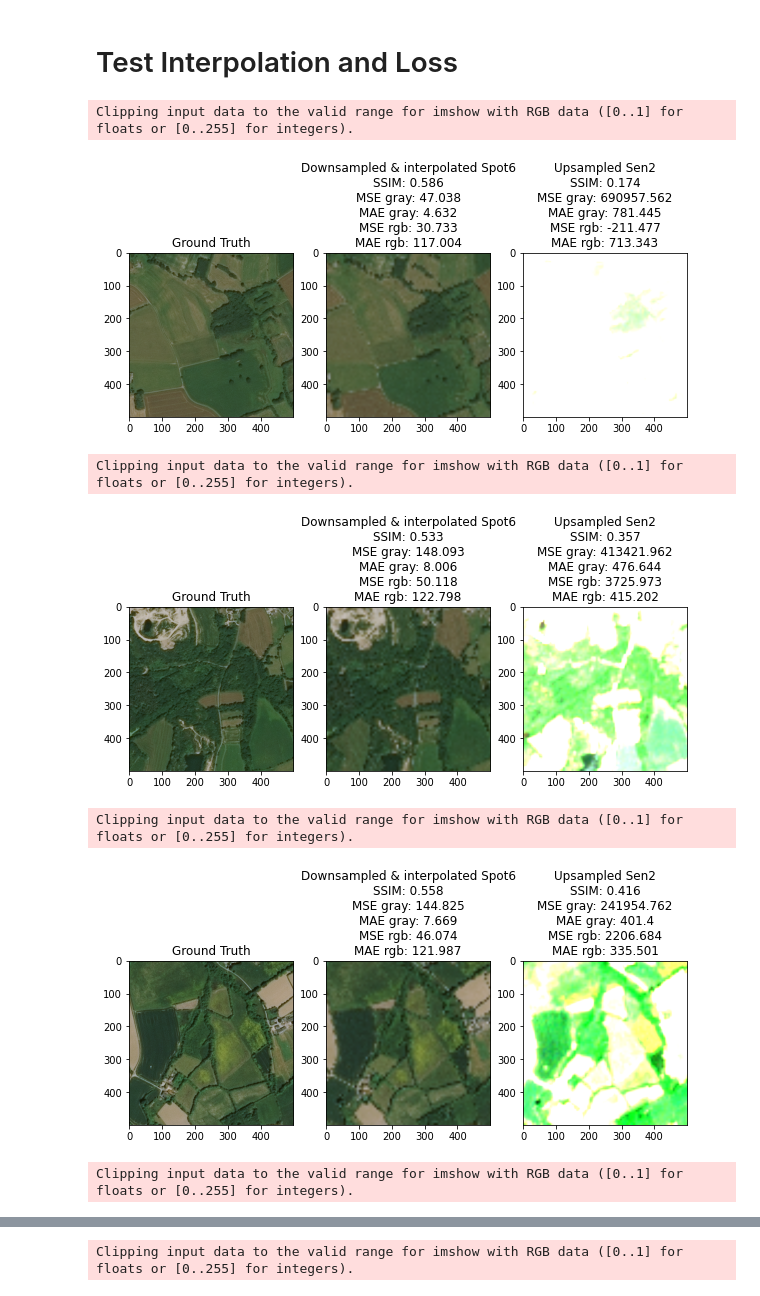
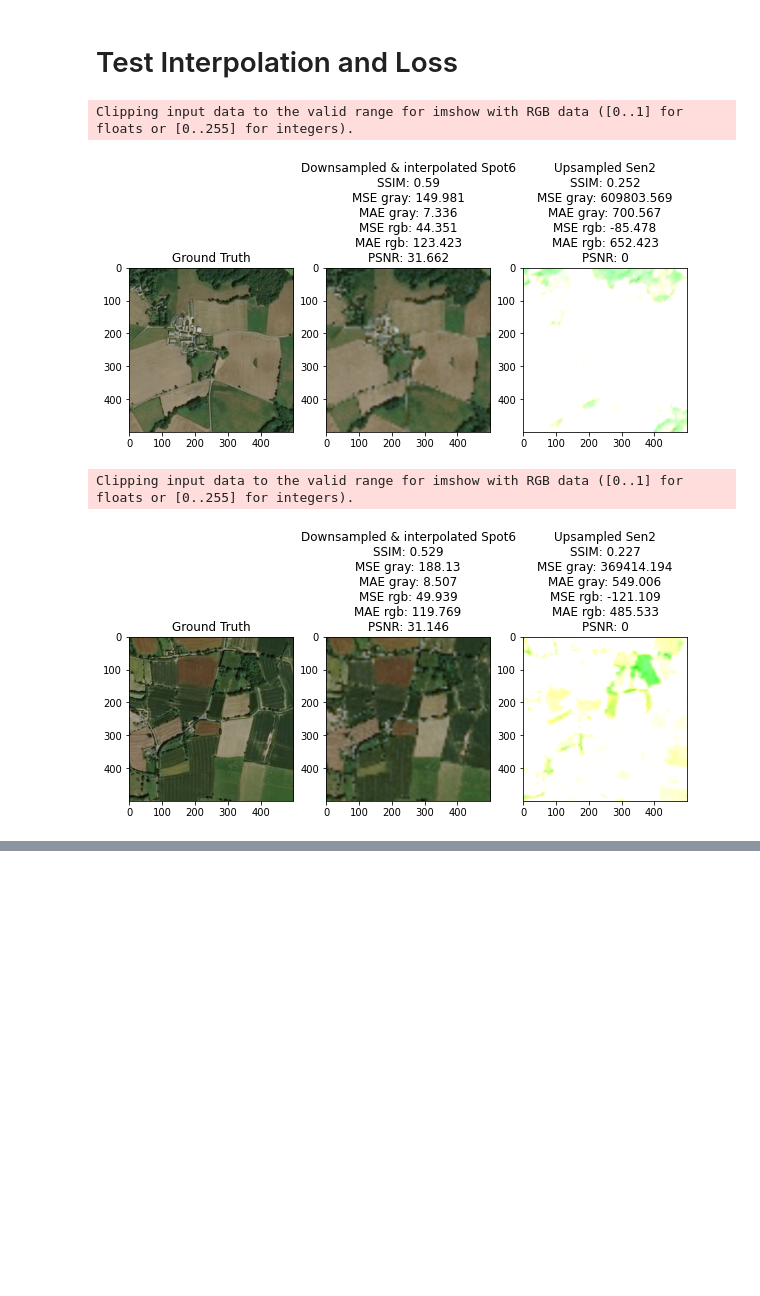
Before and after one commit to simon-donike/super-resolution, a Jupyter notebook: testing/test_interpolation.ipynb, the cells around one changed output, grey strips where cells are left out. Cells and saved outputs as stored; diff of their text form; code cells hidden in the pictures; blank space fills up the shorter version.

```diff
--- a/testing/test_interpolation.ipynb
+++ b/testing/test_interpolation.ipynb
@@ -106,46 +106,75 @@ def mae_rgb(a,b):
     mae = mean_absolute_error(a, b)
     return(mae)
 
+
+def psnr(a, b):
+    # https://www.geeksforgeeks.org/python-peak-signal-to-noise-ratio-psnr/#:~:text=Peak%20signal%2Dto%2Dnoise%20ratio%20(PSNR)%20is%20the,with%20the%20maximum%20possible%20power.
+    # PSNR = 20*log(max(max(f)))/((MSE)^0.5)
+    # result in db
+    try:
+        import math
+        mse = np.mean((a - b) ** 2)
+        if(mse == 0):  # MSE is zero means no noise is present in the signal. Therefore PSNR have no importance.
+            return 100
+        max_pixel = 255.0
+        psnr = 20 * math.log10(max_pixel / math.sqrt(mse))
+        return(psnr)
+    except ValueError:
+        return(0)
+
+
 #Implement the following as losses
 
 # implement lpips, https://github.com/richzhang/PerceptualSimilarity
 # MSE pixel-wise
 # PSNR - peak signal to noise
 # %%
-for i in range(0,20):
+count = 0
+for i in loader:
+
+
     a,b = dataset.__getitem__(random.randint(0,len(dataset)))
+
     a = np.transpose(a,(1,2,0))
     b = np.transpose(b,(1,2,0))
 
-    ssim_upsampled_sen2 = round(ssim_calc(a,interpolate(b)),3)
-    ssim_upsampled_spot6 = round(ssim_calc(a,interpolate(downsample(a))),3)
-    mse_gray_sen2 = round(mse_gray(a,interpolate(b)),3)
-    mse_gray_spot6 = round(mse_gray(a,interpolate(downsample(a))),3)
-    mae_gray_sen2 = round(mae_gray(a,interpolate(b)),3)
-    mae_gray_spot6 = round(mae_gray(a,interpolate(downsample(a))),3)
-    mae_rgb_sen2 = round(mae_rgb(a,interpolate(b)),3)
-    mae_rgb_spot6 = round(mae_rgb(a,interpolate(downsample(a))),3)
-    mse_rgb_sen2 = round(mse_rgb(a,interpolate(b)),3)
-    mse_rgb_spot6 = round(mse_rgb(a,interpolate(downsample(a))),3)
+    a_upsampled = interpolate(downsample(a))
+    b_interpolated = interpolate(b)
+
+    ssim_upsampled_sen2 = round(ssim_calc(a,b_interpolated),3)
+    ssim_upsampled_spot6 = round(ssim_calc(a,a_upsampled),3)
+    mse_gray_sen2 = round(mse_gray(a,b_interpolated),3)
+    mse_gray_spot6 = round(mse_gray(a,a_upsampled),3)
+    mae_gray_sen2 = round(mae_gray(a,b_interpolated),3)
+    mae_gray_spot6 = round(mae_gray(a,a_upsampled),3)
+    mae_rgb_sen2 = round(mae_rgb(a,b_interpolated),3)
+    mae_rgb_spot6 = round(mae_rgb(a,a_upsampled),3)
+    mse_rgb_sen2 = round(mse_rgb(a,b_interpolated),3)
+    mse_rgb_spot6 = round(mse_rgb(a,a_upsampled),3)
+    psnr_sen2  = round(psnr(a,b_interpolated),3)
+    psnr_spot6 = round(psnr(a,a_upsampled),3)
 
     fig, (ax1, ax2, ax3) = plt.subplots(1, 3,figsize=(10,5))
     #fig.suptitle("Similarity Test")
     ax1.imshow(a)
     ax1.set_title("Ground Truth")
     ax2.imshow(interpolate(downsample(a)))
     ax2.set_title("Downsampled & interpolated Spot6\nSSIM: "+str(ssim_upsampled_spot6)+"\nMSE gray: "+str(mse_gray_spot6)+
                  "\nMAE gray: "+str(mae_gray_spot6)+"\nMSE rgb: "+str(mse_rgb_spot6)+
-                 "\nMAE rgb: "+str(mae_rgb_spot6))
+                 "\nMAE rgb: "+str(mae_rgb_spot6)+"\nPSNR: "+str(psnr_spot6))
     ax3.imshow(interpolate(b))
     ax3.set_title("Upsampled Sen2\nSSIM: "+str(ssim_upsampled_sen2)+"\nMSE gray: "+str(mse_gray_sen2)+
                  "\nMAE gray: "+str(mae_gray_sen2)+"\nMSE rgb: "+str(mse_rgb_sen2)+
-                 "\nMAE rgb: "+str(mae_rgb_sen2))
+                 "\nMAE rgb: "+str(mae_rgb_sen2)+"\nPSNR: "+str(psnr_sen2))
     plt.show()
+
+
+    # Define Break
+    count = count+1
+    if count==2:
+        break
 # %% [output]
 Clipping input data to the valid range for imshow with RGB data ([0..1] for floats or [0..255] for integers).
-[figure, old version]
+[figure, new version]
 Clipping input data to the valid range for imshow with RGB data ([0..1] for floats or [0..255] for integers).
-[figure, old version]
+[figure, new version]
-Clipping input data to the valid range for imshow with RGB data ([0..1] for floats or [0..255] for integers).
-[figure, removed]
-Clipping input data to the valid range for imshow with RGB data ([0..1] for floats or [0..255] for integers).
@@ -153 +180,0 @@ Clipping input data to the valid range for imshow with RGB data ([0..1] for floa
-Clipping input data to the valid range for imshow with RGB data ([0..1] for floats or [0..255] for integers).
```
Also changed, not shown: parts of 5 cells of this notebook, 1 other file.
